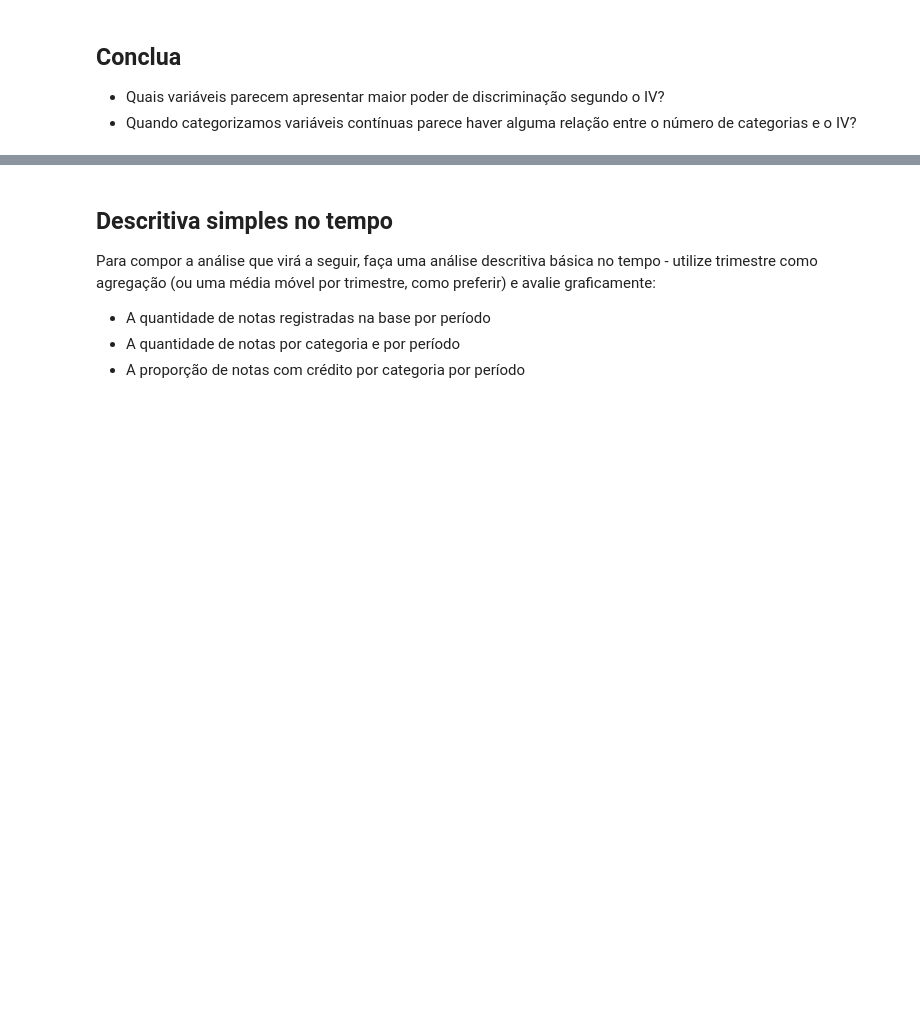
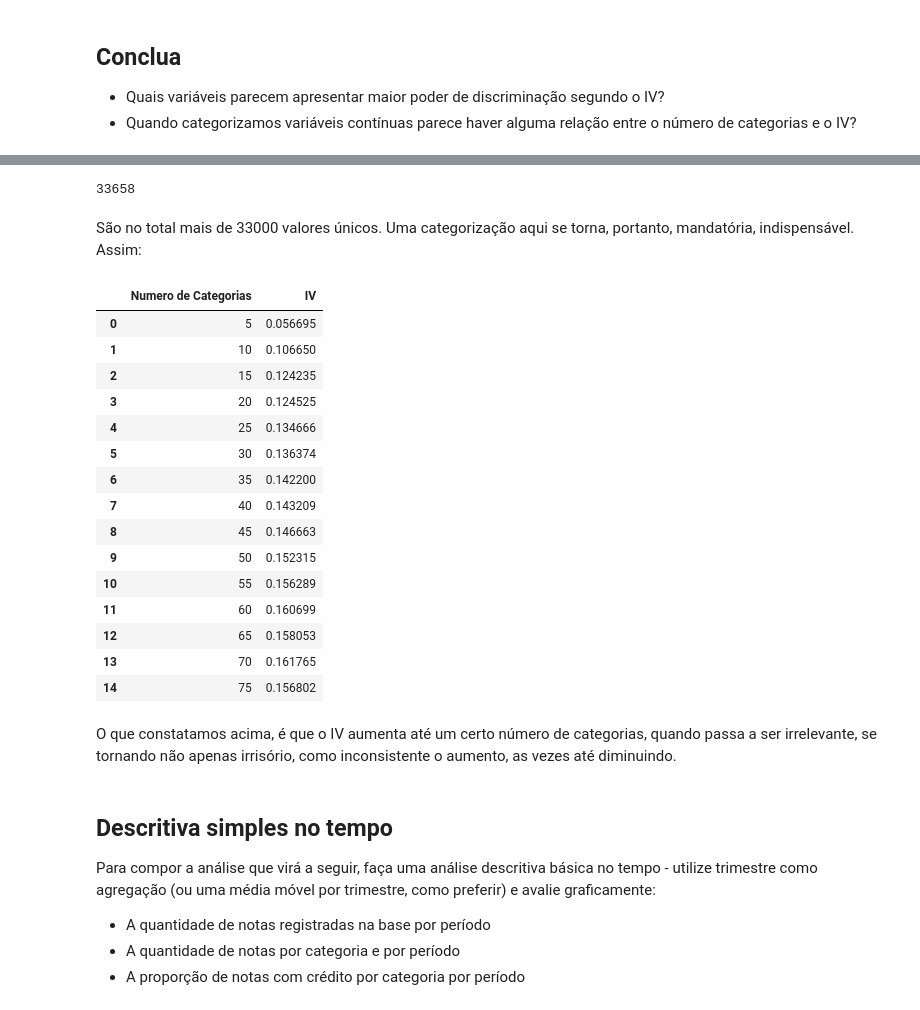
Before and after one commit to MatheusFilipeASilva/Descritiva_IV, a Jupyter notebook: OneDrive/Documentos/EBAC - PROJETOS/Descritiva - IV/Pratique 2 - Modelo Inicial.ipynb, the cells around one changed output, grey strips where cells are left out. Drawn from its saved outputs; the diff is of its cells as text; code cells hidden in the pictures; blank space fills up the shorter version.

```diff
--- a/OneDrive/Documentos/EBAC - PROJETOS/Descritiva - IV/Pratique 2 - Modelo Inicial.ipynb
+++ b/OneDrive/Documentos/EBAC - PROJETOS/Descritiva - IV/Pratique 2 - Modelo Inicial.ipynb
@@ -68,7 +69,7 @@ df_nfp['fim_de_semana'] = df_nfp['dia da semana'].apply(lambda x: 1 if x in fim_
 Sugestão: Construa um metadados e tente utilizar uma função como a que foi utilizada durante a aula. Você vai conseguir fazer esse cálculo para as variáveis uma a uma, mas em casos reais em que vamos mais além na criação de variáveis, podemos ter centenas, ou até milhares de variáveis, esses cálculos *precisam* ser automáticos nesses casos.
 # %%
 
-def get_iv(df, variavel, alvo, tipo_var='none'):
+def get_iv(df, variavel, alvo, tipo_var='none', n_cat=5):
 
     s=0
     if tipo_var in ['categorico', 'none']:
@@ -80,11 +81,12 @@ def get_iv(df, variavel, alvo, tipo_var='none'):
         tabT['approve_ratio'] = tabT[1]/total_approve
         tabT['refuse_ratio'] = tabT[0]/total_refuse
         tabT['WOE'] = np.log(tabT['approve_ratio']/tabT['refuse_ratio'])
+        print(tabT)
         for i in range (0, tabT.shape[0]):
             s += (tabT.iloc[i, 2] - tabT.iloc[i, 3])*tabT.iloc[i, 4]
         return s
     elif tipo_var == 'numerico':
-        df['cat_var'] = pd.qcut(df[variavel], q=5, duplicates='drop')
+        df['cat_var'] = pd.qcut(df[variavel], q=n_cat, duplicates='drop')
         tab = pd.crosstab(df[alvo], df['cat_var'])
         tab['total'] = tab.sum(axis=1)
         total_refuse = tab.loc[0, 'total']
@@ -126,3 +130,40 @@ iv_por_variavel
+# %%
+df_nfp['Valor NF'].nunique()
+# %% [output]
+33658
+# %% [markdown]
+São no total mais de 33000 valores únicos. Uma categorização aqui se torna, portanto, mandatória, indispensável. Assim:
+# %%
+# Com 5 categorias:
+df_iv_valornf = pd.DataFrame()
+ncat = []
+iv_valor_nf = []
+for numero_de_categorias in range (5, 80, 5):
+    informatio_valornf = get_iv(df_nfp, 'Valor NF', alvo='flag_credito', tipo_var='numerico', n_cat=numero_de_categorias)
+    ncat.append(numero_de_categorias)
+    iv_valor_nf.append(informatio_valornf)
+df_iv_valornf['Numero de Categorias'] = ncat
+df_iv_valornf['IV'] = iv_valor_nf
+df_iv_valornf
+# %% [output]
+|  | Numero de Categorias | IV |
+| 0 | 5 | 0.056695 |
+| 1 | 10 | 0.106650 |
+| 2 | 15 | 0.124235 |
+| 3 | 20 | 0.124525 |
+| 4 | 25 | 0.134666 |
+| 5 | 30 | 0.136374 |
+| 6 | 35 | 0.142200 |
+| 7 | 40 | 0.143209 |
+| 8 | 45 | 0.146663 |
+| 9 | 50 | 0.152315 |
+| 10 | 55 | 0.156289 |
+| 11 | 60 | 0.160699 |
+| 12 | 65 | 0.158053 |
+| 13 | 70 | 0.161765 |
+| 14 | 75 | 0.156802 |
+# %% [markdown]
+O que constatamos acima, é que o IV aumenta até um certo número de categorias, quando passa a ser irrelevante, se tornando não apenas irrisório, como inconsistente o aumento, as vezes até diminuindo.
 # %% [markdown]
 ## Descritiva simples no tempo
 
```
Also changed, not shown: parts of 15 cells of this notebook.
